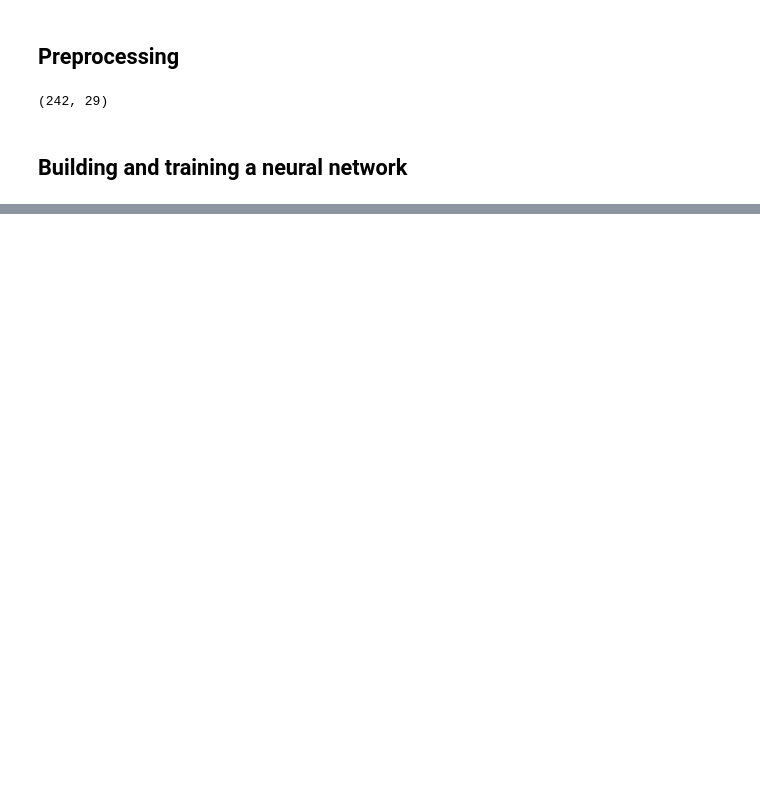
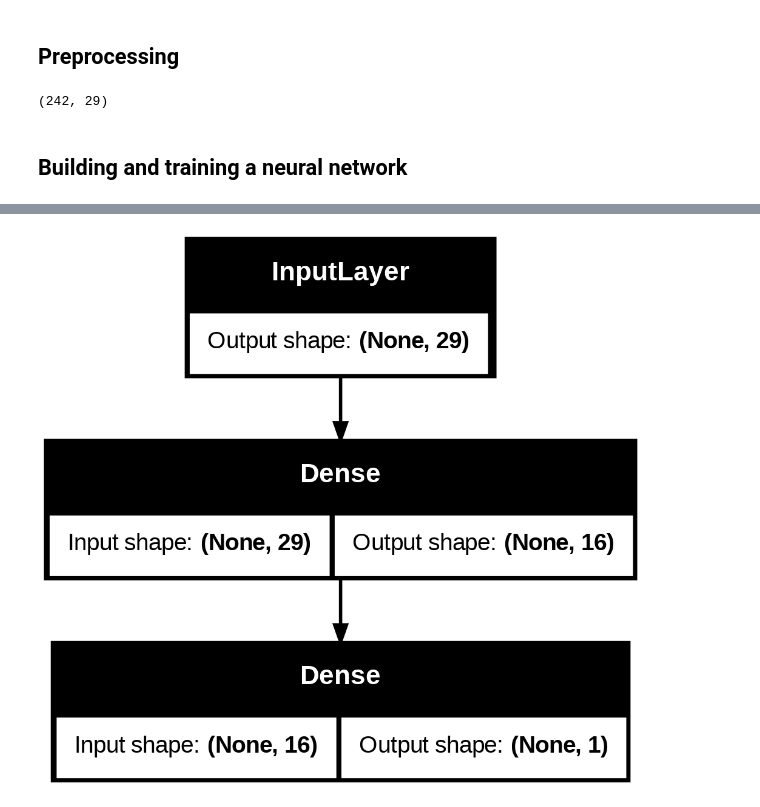
Before and after one commit to mikhail-mat/mit-ocw_hands-on-deep-learning, a Jupyter notebook: predicting_heart_disease_NN.ipynb, the cells around one changed output, grey strips where cells are left out. Cells and saved outputs as stored; diff of their text form; code cells hidden in the pictures; blank space fills up the shorter version.

```diff
--- a/predicting_heart_disease_NN.ipynb
+++ b/predicting_heart_disease_NN.ipynb
@@ -92,3 +92,7 @@ Model: "functional"
  Total params: 497 (1.94 KB)
  Trainable params: 497 (1.94 KB)
  Non-trainable params: 0 (0.00 B)
+# %%
+keras.utils.plot_model(model, show_shapes=True)
+# %% [output]
+[figure, added]
```
Also changed, not shown: parts of 10 cells of this notebook.
